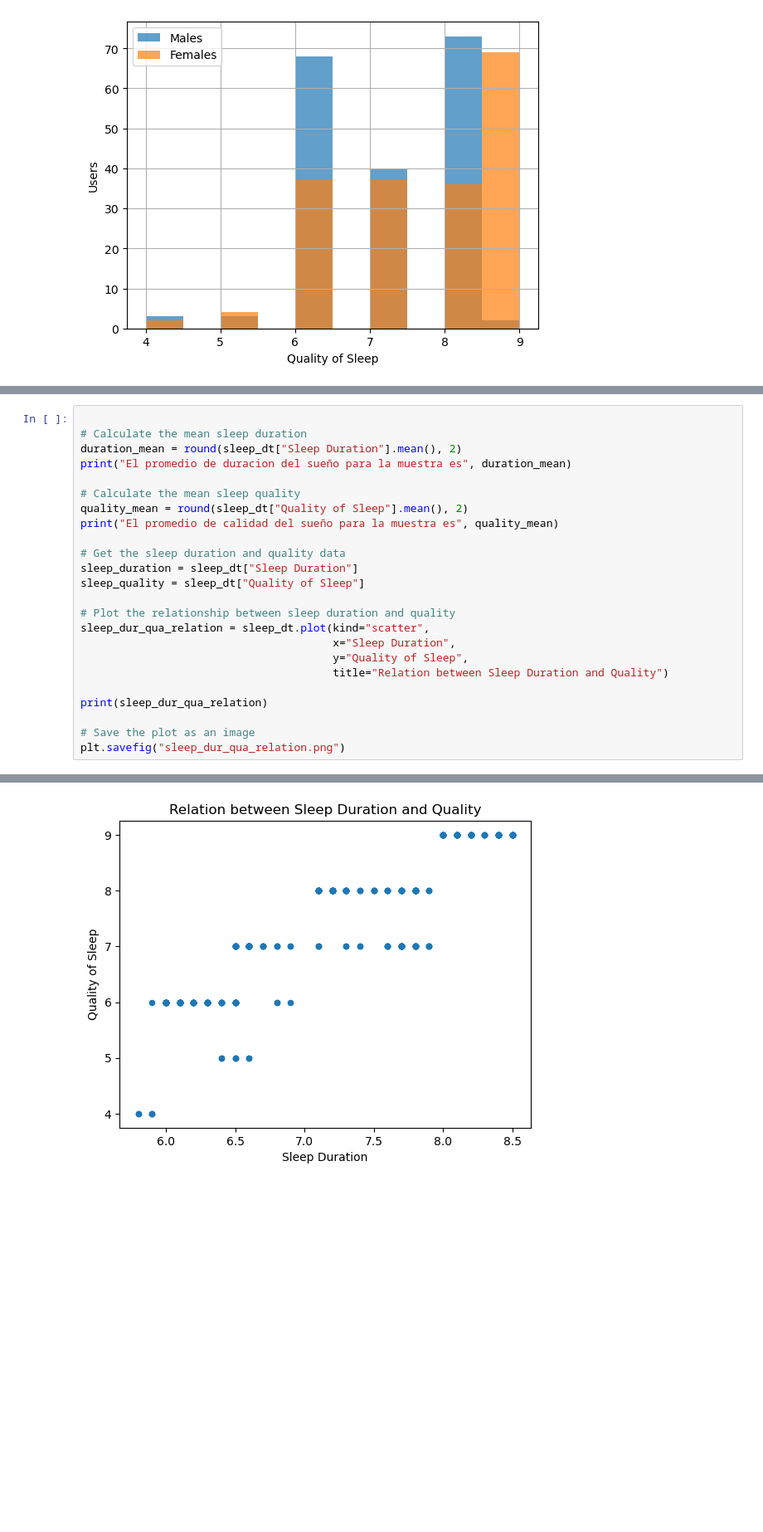
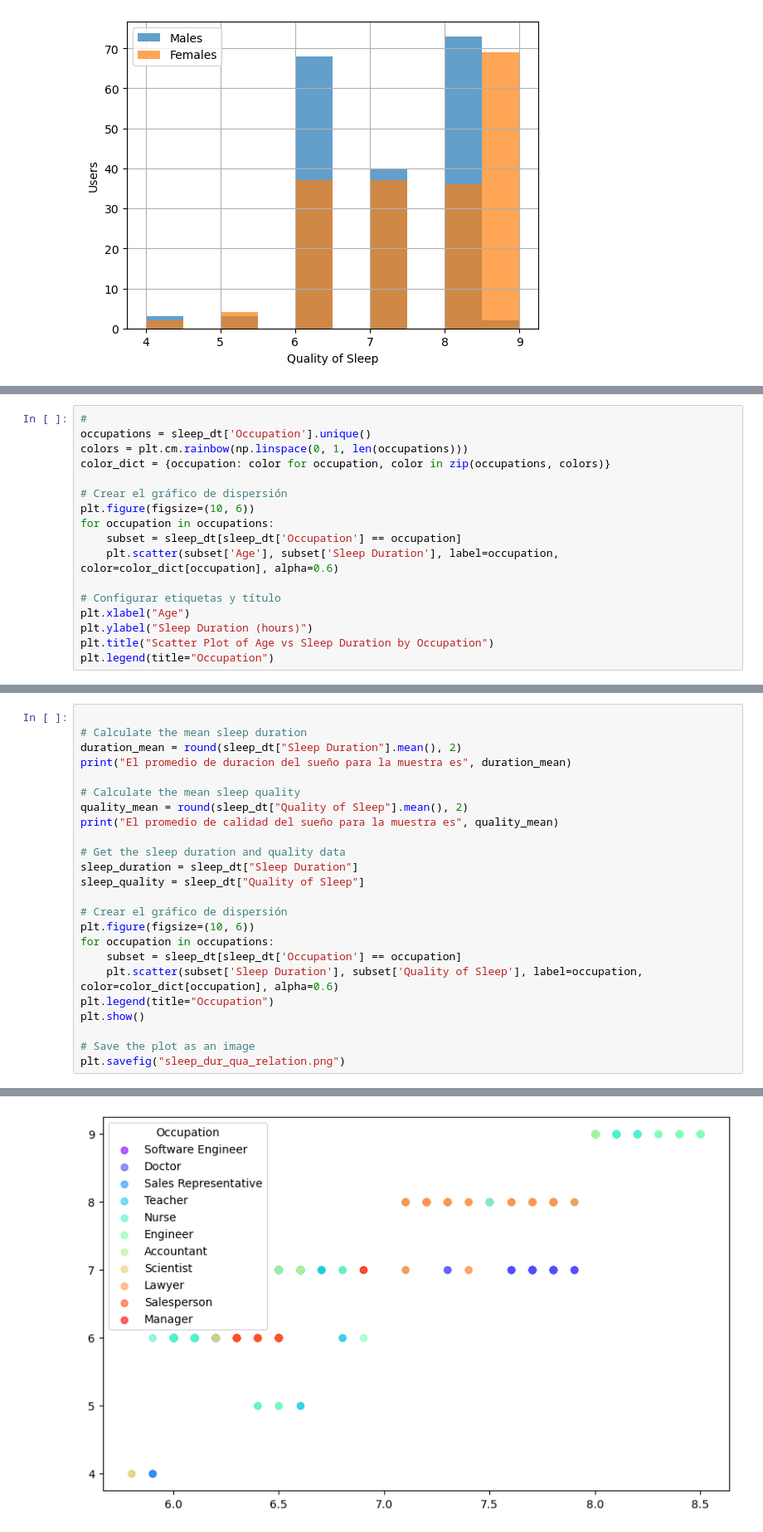
Before and after one commit to CesarNav/sleep, a Jupyter notebook: sleep_health.ipynb, the cells around one changed output, grey strips where cells are left out. Shown at 83% size. Drawn from its saved outputs; the diff is of its cells as text; blank space fills up the shorter version.

Commit message:
New visualizations added

```diff
--- a/sleep_health.ipynb
+++ b/sleep_health.ipynb
@@ -143,0 +147,17 @@ plt.savefig("./figs/sleep_quality_gender.png")
+# %%
+#
+occupations = sleep_dt['Occupation'].unique()
+colors = plt.cm.rainbow(np.linspace(0, 1, len(occupations)))
+color_dict = {occupation: color for occupation, color in zip(occupations, colors)}
+
+# Crear el gráfico de dispersión
+plt.figure(figsize=(10, 6))
+for occupation in occupations:
+    subset = sleep_dt[sleep_dt['Occupation'] == occupation]
+    plt.scatter(subset['Age'], subset['Sleep Duration'], label=occupation, color=color_dict[occupation], alpha=0.6)
+
+# Configurar etiquetas y título
+plt.xlabel("Age")
+plt.ylabel("Sleep Duration (hours)")
+plt.title("Scatter Plot of Age vs Sleep Duration by Occupation")
+plt.legend(title="Occupation")
@@ -155,13 +190,13 @@ print("El promedio de calidad del sueño para la muestra es", quality_mean)
 sleep_duration = sleep_dt["Sleep Duration"]
 sleep_quality = sleep_dt["Quality of Sleep"]
 
-# Plot the relationship between sleep duration and quality
-sleep_dur_qua_relation = sleep_dt.plot(kind="scatter",
-                                       x="Sleep Duration",
-                                       y="Quality of Sleep",
-                                       title="Relation between Sleep Duration and Quality")
-
-print(sleep_dur_qua_relation)
+# Crear el gráfico de dispersión
+plt.figure(figsize=(10, 6))
+for occupation in occupations:
+    subset = sleep_dt[sleep_dt['Occupation'] == occupation]
+    plt.scatter(subset['Sleep Duration'], subset['Quality of Sleep'], label=occupation, color=color_dict[occupation], alpha=0.6)
+plt.legend(title="Occupation")
+plt.show()
 
 # Save the plot as an image
 plt.savefig("sleep_dur_qua_relation.png")
@@ -172 +206 @@ Axes(0.125,0.11;0.775x0.77)
-[figure, old version]
+[figure, new version]
```
Also changed, not shown: parts of 9 cells of this notebook, 2 other files.
